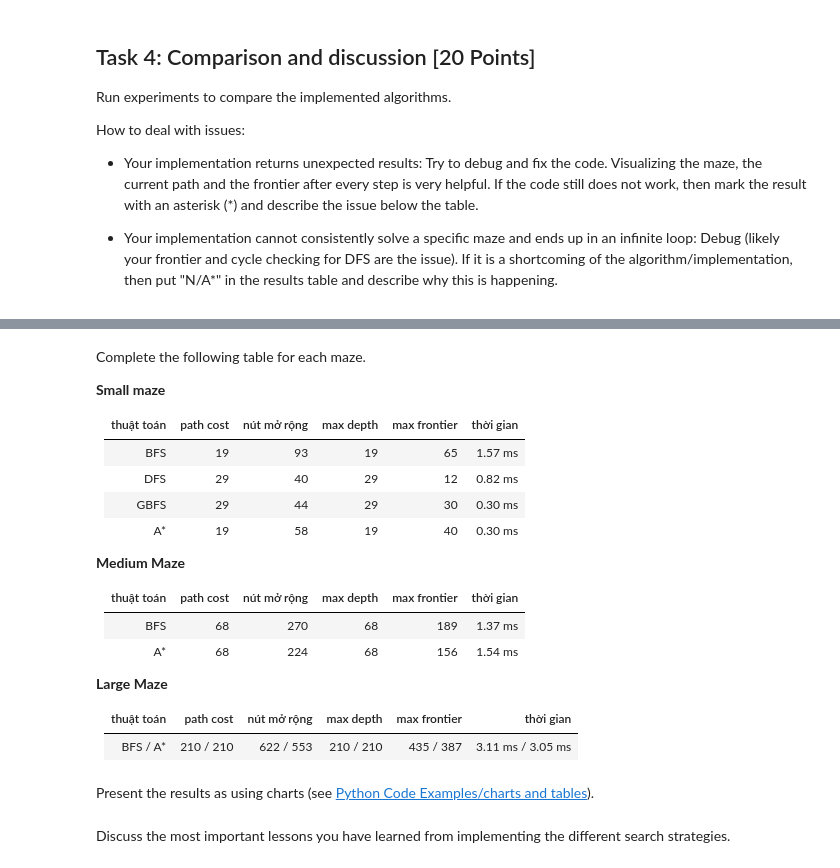
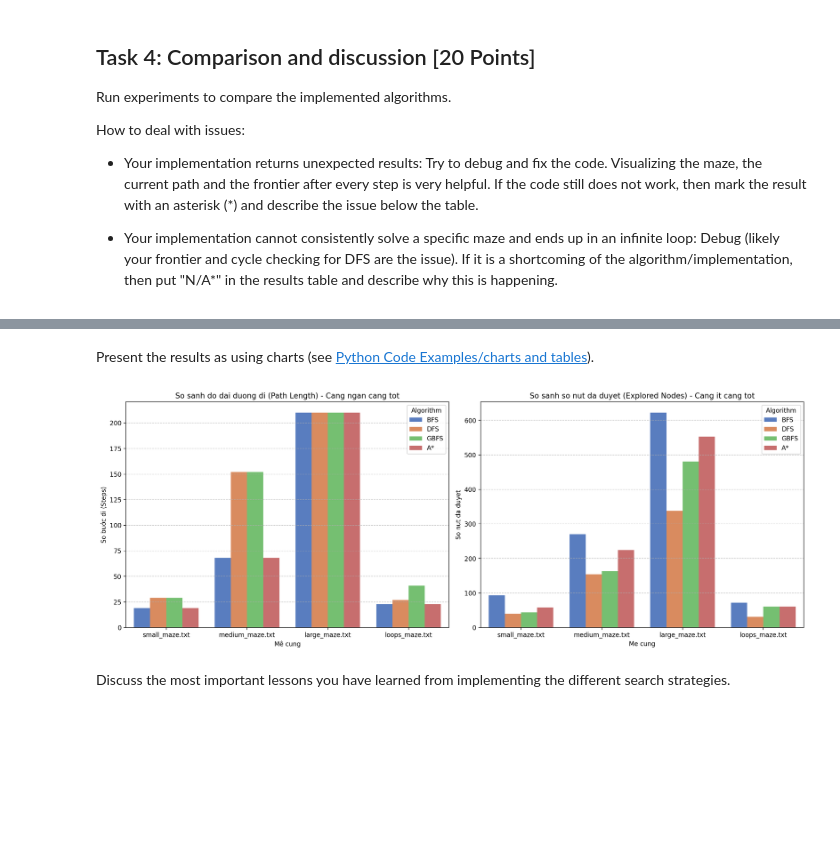
Before and after one commit to TranDatTB04/TTNTNC-Nhom11, a Jupyter notebook: lab02 - Searching/Ex1_Maze.ipynb, the cells around one changed output, grey strips where cells are left out. Cells and saved outputs as stored; diff of their text form; code cells hidden in the pictures; blank space fills up the shorter version.

```diff
--- a/lab02 - Searching/Ex1_Maze.ipynb
+++ b/lab02 - Searching/Ex1_Maze.ipynb
@@ -639,26 +660,2 @@ display(df_results)
-# %% [markdown]
-Complete the following table for each maze.
-
-__Small maze__
-
-| thuật toán | path cost | nút mở rộng | max depth | max frontier | thời gian |
-|-----------|-----------|----------------|----------------|---------------|-------------------|
-| BFS | 19 | 93 | 19 | 65 | 1.57 ms |
-| DFS | 29 | 40 | 29 | 12 | 0.82 ms |
-| GBFS | 29 | 44 | 29 | 30 | 0.30 ms |
-| A* | 19 | 58 | 19 | 40 | 0.30 ms |
-
-__Medium Maze__
-
-| thuật toán | path cost | nút mở rộng | max depth | max frontier | thời gian |
-|-----------|-----------|----------------|----------------|---------------|-------------------|
-| BFS | 68 | 270 | 68 | 189 | 1.37 ms |
-| A* | 68 | 224 | 68 | 156 | 1.54 ms |
-
-__Large Maze__
-
-| thuật toán | path cost | nút mở rộng | max depth | max frontier | thời gian |
-|-----------|-----------|----------------|----------------|---------------|-------------------|
-| BFS / A* | 210 / 210 | 622 / 553 | 210 / 210 | 435 / 387 | 3.11 ms / 3.05 ms |
 # %% [markdown]
 Present the results as using charts (see [Python Code Examples/charts and tables](../HOWTOs/charts_and_tables.ipynb)).
@@ -667,3 +662,39 @@ Present the results as using charts (see [Python Code Examples/charts and tables
+# %%
+# Add charts
+import matplotlib.pyplot as plt
+import seaborn as sns
+
+# Chuyen đoi DataFrame sang dinh dang long-form de de ve bieu do bang seaborn
+df_melted = df_results.melt(id_vars="Maze", var_name="Metric", value_name="Value")
+
+# Tách rieng du lieu ve do dai duong di (Path) va so nut da duyet (Nodes)
+df_path = df_melted[df_melted["Metric"].str.contains("Path")].copy()
+df_path["Algorithm"] = df_path["Metric"].str.replace(" Path", "")
+
+df_nodes = df_melted[df_melted["Metric"].str.contains("Nodes")].copy()
+df_nodes["Algorithm"] = df_nodes["Metric"].str.replace(" Nodes", "")
+
+# Tạo vung ve do thị gom 2 bieu do con
+fig, axes = plt.subplots(1, 2, figsize=(16, 6))
+
+# Bieu đo 1: So sanh độ dai đường đi
+sns.barplot (ax=axes[0], data=df_path, x="Maze", y="Value", hue="Algorithm", palette="muted")
+axes[0].set_title("So sanh do dai duong di (Path Length) - Cang ngan cang tot")
+axes[0].set_ylabel("So buớc di (Steps)")
+axes[0].set_xlabel("Mê cung")
+axes[0].grid(axis='y', linestyle='--', alpha=0.7)
+
+# Bieu do 2: So sanh so nut da duyệt
+sns.barplot(ax=axes[1], data=df_nodes, x="Maze", y="Value", hue="Algorithm", palette="muted")
+axes[1].set_title("So sanh so nut da duyet (Explored Nodes) - Cang it cang tot")
+axes[1].set_ylabel("So nut da duyet")
+axes [1].set_xlabel("Me cung")
+axes[1].grid(axis='y', linestyle='--', alpha=0.7)
+
+plt.tight_layout()
+plt.show()
+# %% [output]
+[figure, added]
 # %% [markdown]
 Discuss the most important lessons you have learned from implementing the different search strategies.
 # %% [markdown]
```
Also changed, not shown: parts of 13 cells of this notebook.
